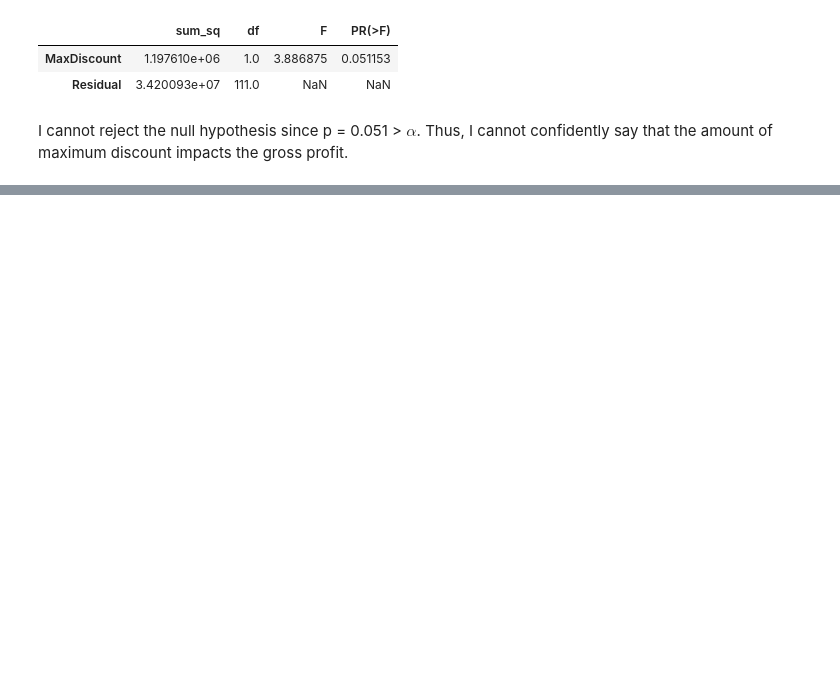
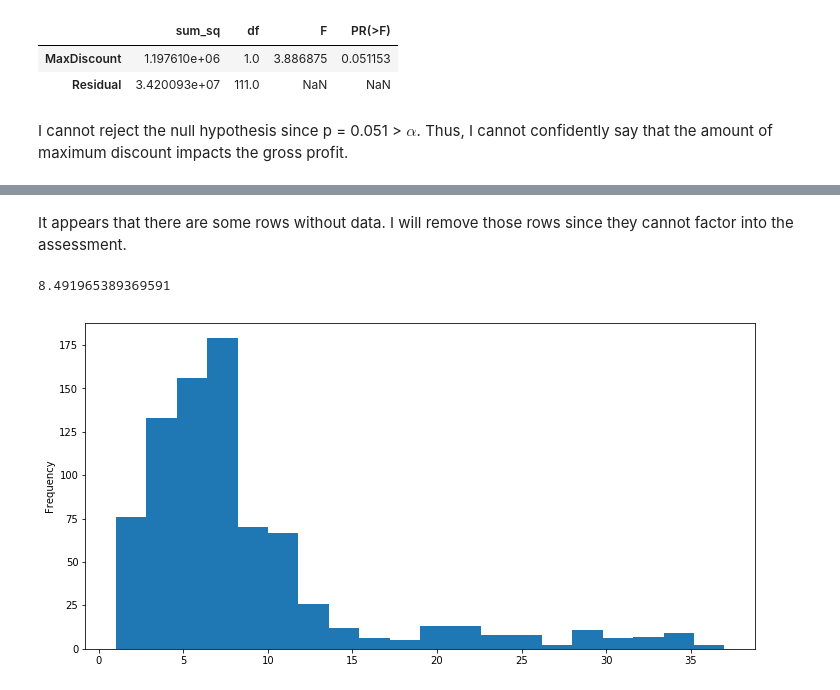
Before and after one commit to Matthew-Daly/dsc-2-final-project-online-ds-sp-000, a Jupyter notebook: Student.ipynb, the cells around one changed output, grey strips where cells are left out. Drawn from its saved outputs; the diff is of its cells as text; code cells hidden in the pictures; blank space fills up the shorter version.

```diff
--- a/Student.ipynb
+++ b/Student.ipynb
@@ -428,0 +442,16 @@ I cannot reject the null hypothesis since p = 0.051 > $\alpha$. Thus, I cannot c
+# %%
+st_statement = """
+               SELECT o.Id AS ID,
+               SUM(od.Quantity) AS Quantity,
+               (JULIANDAY(o.ShippedDate) - JULIANDAY(o.OrderDate)) AS Diff,
+               o.ShipVia as Carrier
+               FROM [Order] o
+               INNER JOIN OrderDetail od ON o.Id == od.OrderId
+               GROUP BY o.Id
+               """
+raw = c.execute(st_statement)
+data = raw.fetchall()
+columns = raw.description
+st_order = pd.DataFrame(data)
+st_order.columns = [column[0] for column in columns]
+st_order.describe()
@@ -428,0 +468,11 @@ I cannot reject the null hypothesis since p = 0.051 > $\alpha$. Thus, I cannot c
+# %% [markdown]
+It appears that there are some rows without data. I will remove those rows since they cannot factor into the assessment.
+# %%
+st_order.dropna(inplace = True)
+# %%
+st_order.Diff.plot.hist(bins = 20,figsize = (12,6));
+X_bar = st_order.Diff.mean()
+X_bar
+# %% [output]
+8.491965389369591
+[figure, added]
```
Also changed, not shown: parts of 12 cells of this notebook.
